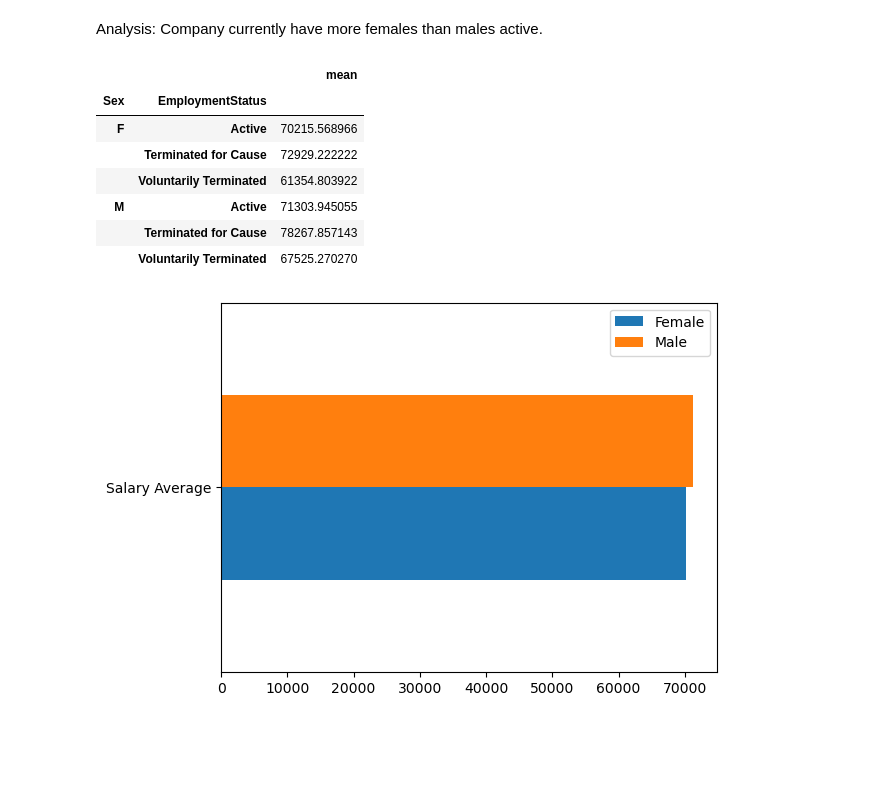
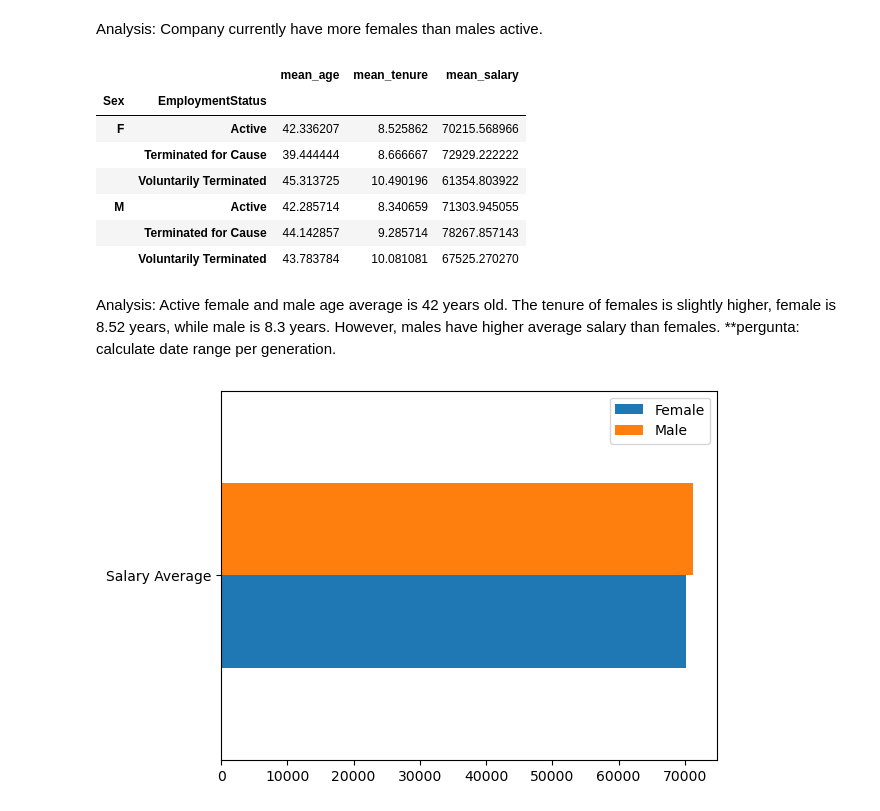
Before and after one commit to rossettifla/HRPythonproject, a Jupyter notebook: Genderdifferencesproject.ipynb, the cells around one changed output. Cells and saved outputs as stored; diff of their text form; code cells hidden in the pictures; blank space fills up the shorter version.

```diff
--- a/Genderdifferencesproject.ipynb
+++ b/Genderdifferencesproject.ipynb
@@ -181,16 +181,19 @@ plt.show()
 # %% [markdown]
 Analysis: Company currently have more females than males active.
 # %%
-df.groupby(['Sex', 'EmploymentStatus']).Salary.agg(['mean'])
+df.groupby(['Sex','EmploymentStatus']).agg(mean_age=('Age','mean'), mean_tenure=('Tenure','mean'),mean_salary=('Salary','mean'))
 # %% [output]
-|  |  | mean |
-| Sex | EmploymentStatus |  |
-| F | Active | 70215.568966 |
-|  | Terminated for Cause | 72929.222222 |
-|  | Voluntarily Terminated | 61354.803922 |
-| M | Active | 71303.945055 |
-|  | Terminated for Cause | 78267.857143 |
-|  | Voluntarily Terminated | 67525.270270 |
+|  |  | mean_age | mean_tenure | mean_salary |
+| Sex | EmploymentStatus |  |  |  |
+| F | Active | 42.336207 | 8.525862 | 70215.568966 |
+|  | Terminated for Cause | 39.444444 | 8.666667 | 72929.222222 |
+|  | Voluntarily Terminated | 45.313725 | 10.490196 | 61354.803922 |
+| M | Active | 42.285714 | 8.340659 | 71303.945055 |
+|  | Terminated for Cause | 44.142857 | 9.285714 | 78267.857143 |
+|  | Voluntarily Terminated | 43.783784 | 10.081081 | 67525.270270 |
+# %% [markdown]
+Analysis: Active female and male age average is 42 years old. The tenure of females is slightly higher, female is 8.52 years, while male is 8.3 years. However, males have higher average salary than females.
+**pergunta: calculate date range per generation.
 # %%
 # Define Data
 
```
